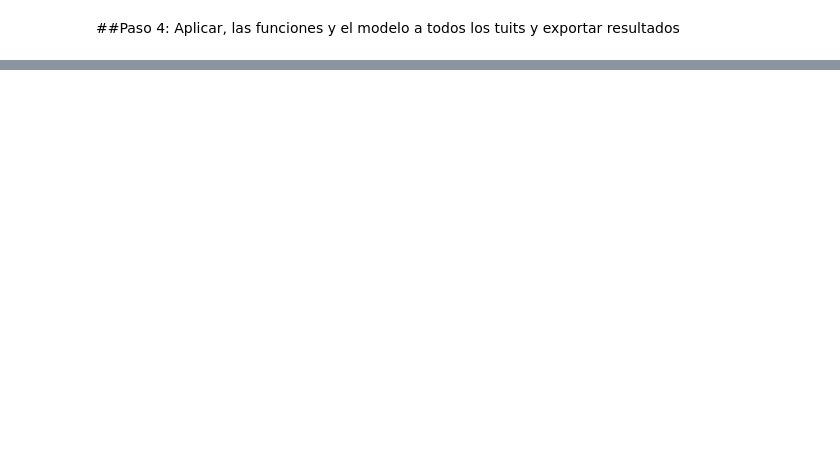
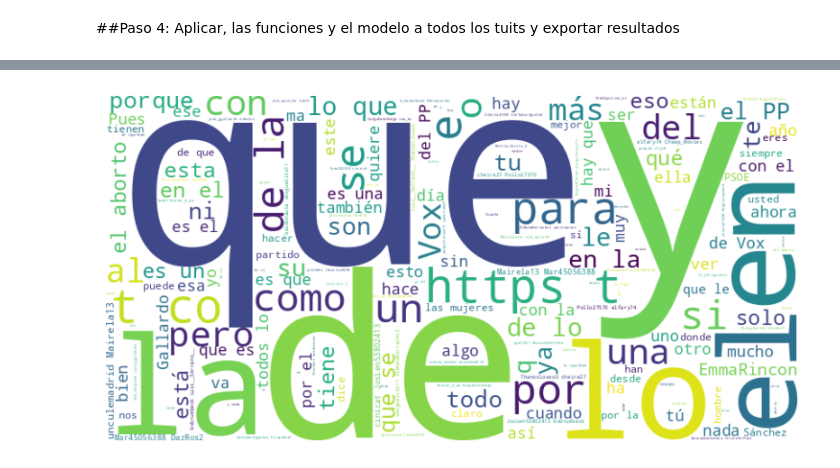
Before and after one commit to NaiaraSanz/Tesis_Emotivismo_HateSpeech_Topicmodelling_Twitter, a Jupyter notebook: Tesis_Leysiessi.ipynb, the cells around one changed output, grey strips where cells are left out. Saved outputs shown, nothing was run; the diff lists cells and outputs as text; code cells hidden in the pictures; blank space fills up the shorter version.

Commit message:
discurso de odio aplicado a todo el corpus

```diff
--- a/Tesis_Leysiessi.ipynb
+++ b/Tesis_Leysiessi.ipynb
@@ -2743,0 +2867,24 @@ print(f"Porcentaje de tweets con 'Algolingua': {porcentaje_algolingua:.2f}%")
+# %%
+import pandas as pd
+from wordcloud import WordCloud
+import matplotlib.pyplot as plt
+
+# Cargar el DataFrame desde el archivo Excel
+df_combined = pd.read_excel('/content/algolingua_classified_combined.xlsx')
+
+# Filtrar los tuits clasificados como discurso de odio
+tweets_discurso_odio = df_combined[df_combined['Algolingua'] == 1]['Tweet']
+
+# Combinar todos los tuits en una única cadena de texto
+texto_discurso_odio = " ".join(tuit for tuit in tweets_discurso_odio)
+
+# Generar la nube de palabras
+wordcloud = WordCloud(width=800, height=400, background_color='white').generate(texto_discurso_odio)
+
+# Mostrar la nube de palabras
+plt.figure(figsize=(10, 5))
+plt.imshow(wordcloud, interpolation='bilinear')
+plt.axis("off")
+plt.show()
+# %% [output]
+[figure, added]
```
Also changed, not shown: parts of 19 cells of this notebook.
